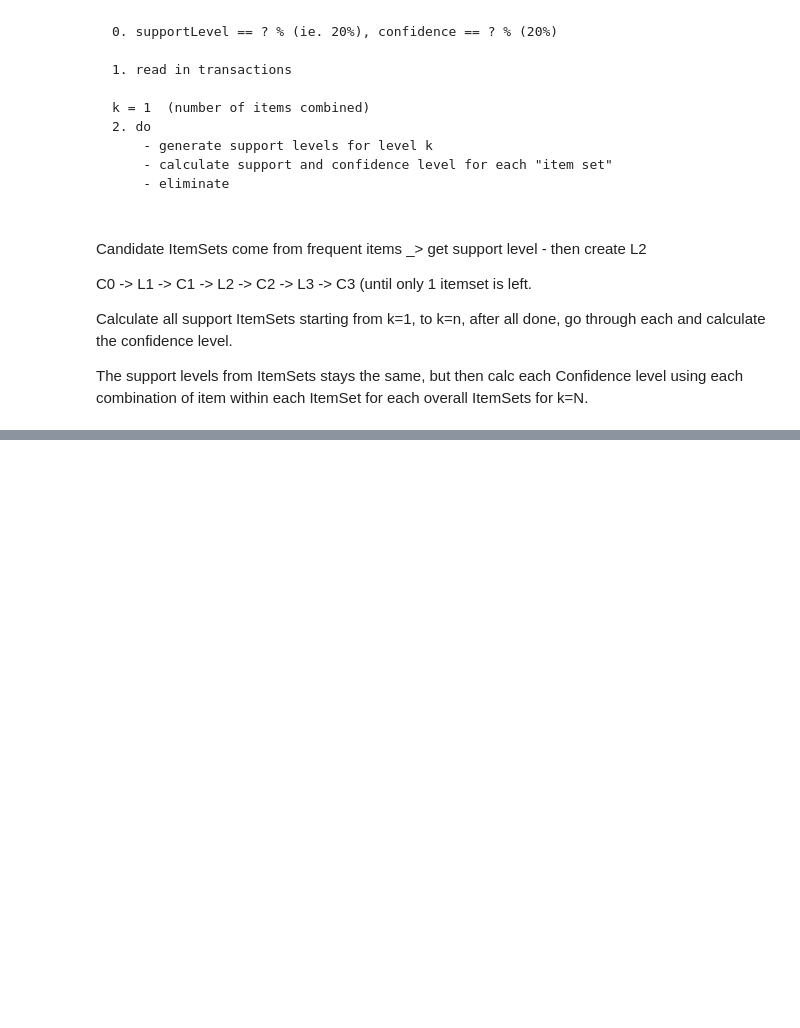
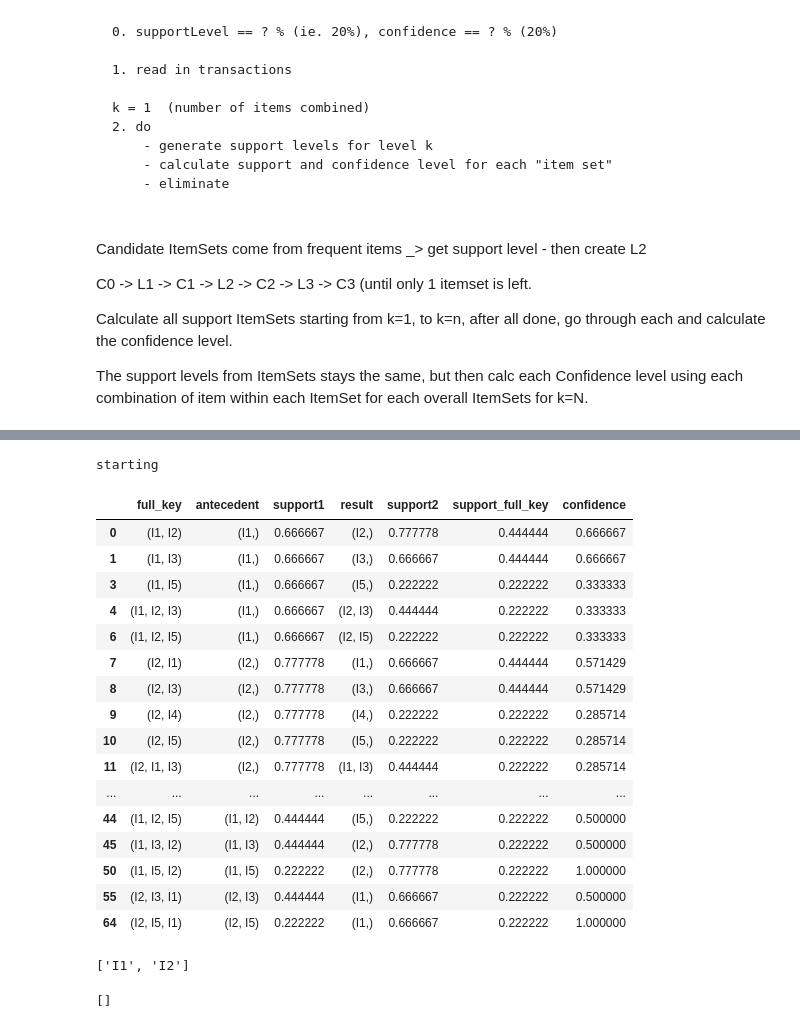
Before and after one commit to cicorias/njit-dm-scratch, a Jupyter notebook: nb/Untitled.ipynb, the cells around one changed output, grey strips where cells are left out. Drawn from its saved outputs; the diff is of its cells as text; code cells hidden in the pictures; blank space fills up the shorter version.

```diff
--- a/nb/Untitled.ipynb
+++ b/nb/Untitled.ipynb
@@ -47,0 +147,76 @@ sorted(tuple3)
+# %%
+def get_support_for_key(trans_list: pd.DataFrame, antecedent_key: Tuple):
+    rv = 0
+    srted_key = tuple(sorted(antecedent_key))
+    matches = trans_list[trans_list['antecedent'] == srted_key].head(1)
+    if len(matches) ==  1:
+        rv =  matches['support1'].array[0]
+
+    return rv
+# %%
+from collections import namedtuple
+
+myRecord =  namedtuple('myRecord', ['full_key', 'antecedent', 'support1', 'result', 'support2', 'support_full_key', 'confidence'])
+
+def calculate_confidence(data: pd.DataFrame, trans_list):
+    print('starting')
+    ctr = 0
+    rv = list()
+    for r in data.itertuples():
+        full_key = r.fullkey
+        ant = r.antecedent
+        support1 = r.support1
+        res = r.result
+        support2 = r.support2
+        support_full_key = get_support_for_key(data, full_key)
+        if support1 != 0:
+            confidence = support_full_key / support1
+        else:
+            confidence = -1
+
+        item_rv = myRecord(full_key, ant, support1, res, support2, support_full_key, confidence )
+
+        rv.append( item_rv )
+
+    ctr += 1
+    #print("ctr: {0}".format(ctr))
+    #print(rv)
+    return rv
+# %%
+#print(len(calculate_confidence(n3, t2)))
+rrrr = calculate_confidence(n3, t2)
+#len(rrrr)
+ddddd = pd.DataFrame(rrrr)
+# %% [output]
+starting
+# %%
+ddddd[ddddd.confidence > 0]   #success!!!!
+# %% [output]
+|  | full_key | antecedent | support1 | result | support2 | support_full_key | confidence |
+| 0 | (I1, I2) | (I1,) | 0.666667 | (I2,) | 0.777778 | 0.444444 | 0.666667 |
+| 1 | (I1, I3) | (I1,) | 0.666667 | (I3,) | 0.666667 | 0.444444 | 0.666667 |
+| 3 | (I1, I5) | (I1,) | 0.666667 | (I5,) | 0.222222 | 0.222222 | 0.333333 |
+| 4 | (I1, I2, I3) | (I1,) | 0.666667 | (I2, I3) | 0.444444 | 0.222222 | 0.333333 |
+| 6 | (I1, I2, I5) | (I1,) | 0.666667 | (I2, I5) | 0.222222 | 0.222222 | 0.333333 |
+| 7 | (I2, I1) | (I2,) | 0.777778 | (I1,) | 0.666667 | 0.444444 | 0.571429 |
+| 8 | (I2, I3) | (I2,) | 0.777778 | (I3,) | 0.666667 | 0.444444 | 0.571429 |
+| 9 | (I2, I4) | (I2,) | 0.777778 | (I4,) | 0.222222 | 0.222222 | 0.285714 |
+| 10 | (I2, I5) | (I2,) | 0.777778 | (I5,) | 0.222222 | 0.222222 | 0.285714 |
+| 11 | (I2, I1, I3) | (I2,) | 0.777778 | (I1, I3) | 0.444444 | 0.222222 | 0.285714 |
+| ... | ... | ... | ... | ... | ... | ... | ... |
+| 44 | (I1, I2, I5) | (I1, I2) | 0.444444 | (I5,) | 0.222222 | 0.222222 | 0.500000 |
+| 45 | (I1, I3, I2) | (I1, I3) | 0.444444 | (I2,) | 0.777778 | 0.222222 | 0.500000 |
+| 50 | (I1, I5, I2) | (I1, I5) | 0.222222 | (I2,) | 0.777778 | 0.222222 | 1.000000 |
+| 55 | (I2, I3, I1) | (I2, I3) | 0.444444 | (I1,) | 0.666667 | 0.222222 | 0.500000 |
+| 64 | (I2, I5, I1) | (I2, I5) | 0.222222 | (I1,) | 0.666667 | 0.222222 | 1.000000 |
+# %%
+ttt = [ (sorted(i[1]+i[3]), i[1], i[3] ) for i in possible_combos ]
+
+ttt[0][0]
+# %% [output]
+['I1', 'I2']
+# %%
+[ (sorted(i[1]+i[3]), i[1], i[3] ) for i in possible_combos #]
+   if sorted(i[]+i[3]) in t2 ]
+# %% [output]
+[]
```
Also changed, not shown: parts of 15 cells of this notebook, 1 other file.
